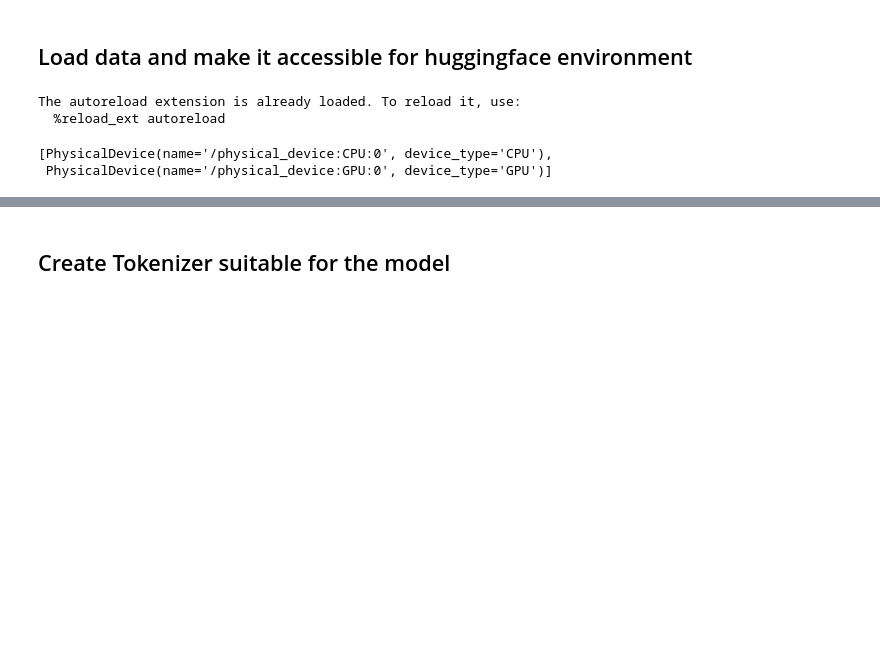
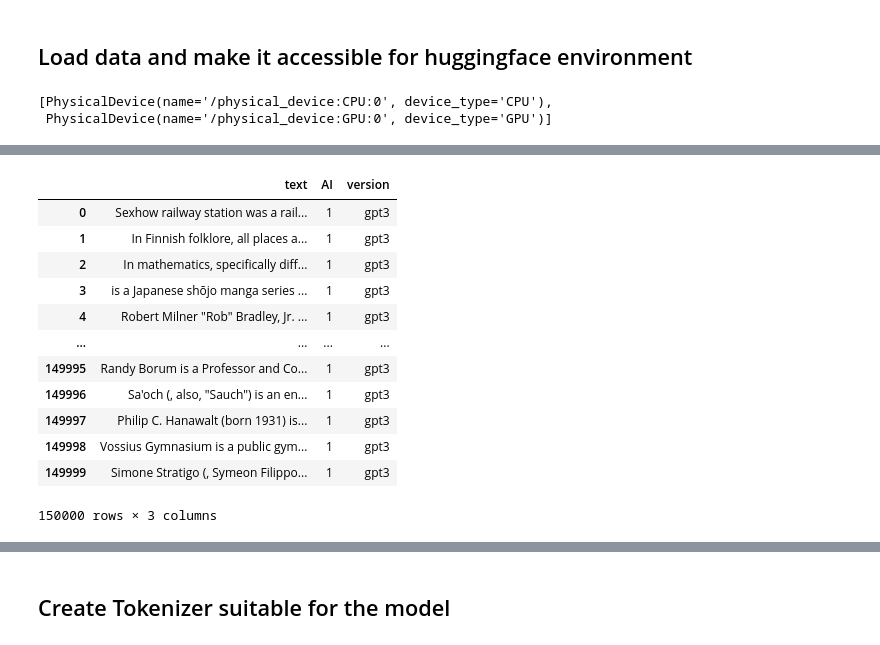
Before and after one commit to michafdlr/AI_written_text_identifier, a Jupyter notebook: notebooks/RoBERTa_Michael_F.ipynb, the cells around one changed output, grey strips where cells are left out. Cells and saved outputs as stored; diff of their text form; code cells hidden in the pictures; blank space fills up the shorter version.

```diff
--- a/notebooks/RoBERTa_Michael_F.ipynb
+++ b/notebooks/RoBERTa_Michael_F.ipynb
@@ -5,12 +8,11 @@
 # %%
-%load_ext autoreload
-%autoreload 2
 import matplotlib.pyplot as plt
+import transformers
 from transformers import (AutoTokenizer,
                           TFAutoModel,
                           TFAutoModelForSequenceClassification
                           )
-from datasets import Dataset, DatasetDict, load_from_disk # to use huggingface datasets
+from datasets import Dataset, DatasetDict, load_from_disk, load_dataset # to use huggingface datasets
 from detector.utils import load_data, divide_frame
 import tensorflow as tf
 from tensorflow import keras
@@ -21,11 +23,21 @@ import numpy as np
 from sklearn.linear_model import LogisticRegression
 from sklearn.model_selection import GridSearchCV, PredefinedSplit, RandomizedSearchCV
 from joblib import dump, load
+
+transformers.utils.logging.set_verbosity_error()
-# %% [output]
-The autoreload extension is already loaded. To reload it, use:
-  %reload_ext autoreload
 # %%
 tf.config.list_physical_devices()
 # %% [output]
 [PhysicalDevice(name='/physical_device:CPU:0', device_type='CPU'),
  PhysicalDevice(name='/physical_device:GPU:0', device_type='GPU')]
+# %%
+# Load gpt3 outputs
+gpt_simple = load_dataset('aadityaubhat/GPT-wiki-intro')
+gpt_simple.set_format(type='pandas')
+df_gpt3 = pd.DataFrame(columns=['text', 'AI'])
+df_gpt3['text'] = gpt_simple['train']['generated_intro']
+df_gpt3['AI'] = 1
+df_gpt3["version"] = "gpt3"
+df_gpt3.to_csv("gpt3_output/gpt3_simple.csv", index=False)
+df_gpt3.reset_index(drop=True)
+# %% [output]
@@ -31,0 +45,13 @@ tf.config.list_physical_devices()
+|  | text | AI | version |
+| 0 | Sexhow railway station was a rail... | 1 | gpt3 |
+| 1 | In Finnish folklore, all places a... | 1 | gpt3 |
+| 2 | In mathematics, specifically diff... | 1 | gpt3 |
+| 3 | is a Japanese shōjo manga series ... | 1 | gpt3 |
+| 4 | Robert Milner "Rob" Bradley, Jr. ... | 1 | gpt3 |
+| ... | ... | ... | ... |
+| 149995 | Randy Borum is a Professor and Co... | 1 | gpt3 |
+| 149996 | Sa'och (, also, "Sauch") is an en... | 1 | gpt3 |
+| 149997 | Philip C. Hanawalt (born 1931) is... | 1 | gpt3 |
+| 149998 | Vossius Gymnasium is a public gym... | 1 | gpt3 |
+| 149999 | Simone Stratigo (, Symeon Filippo... | 1 | gpt3 |
+150000 rows × 3 columns
```
Also changed, not shown: parts of 65 cells of this notebook, 1 other file.
